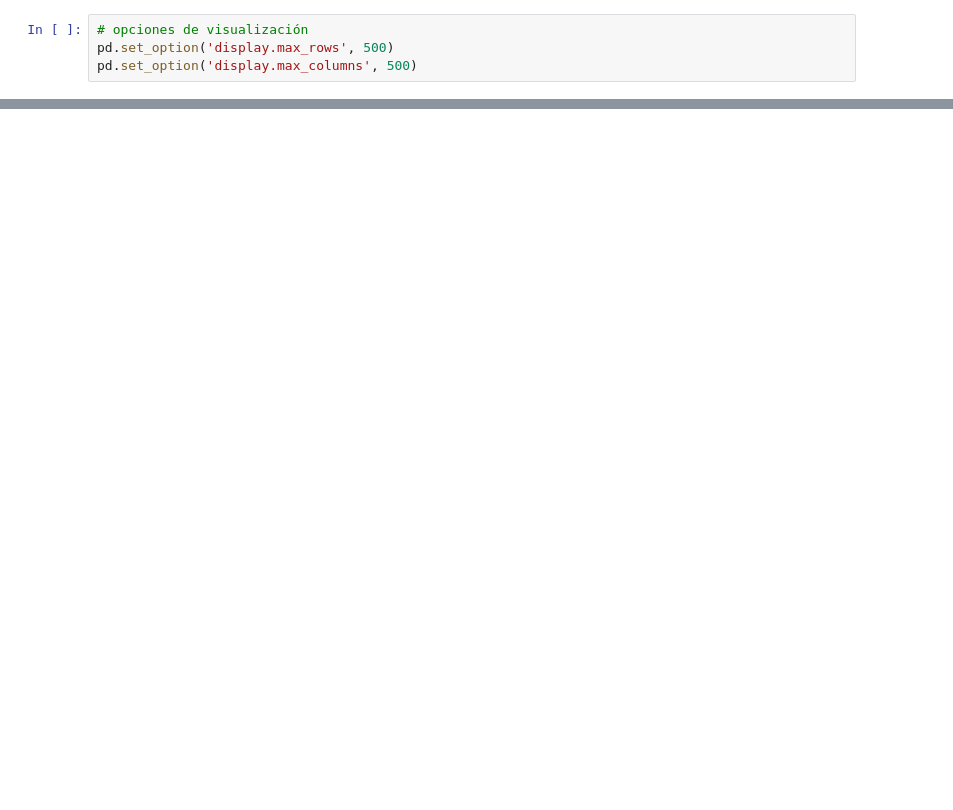
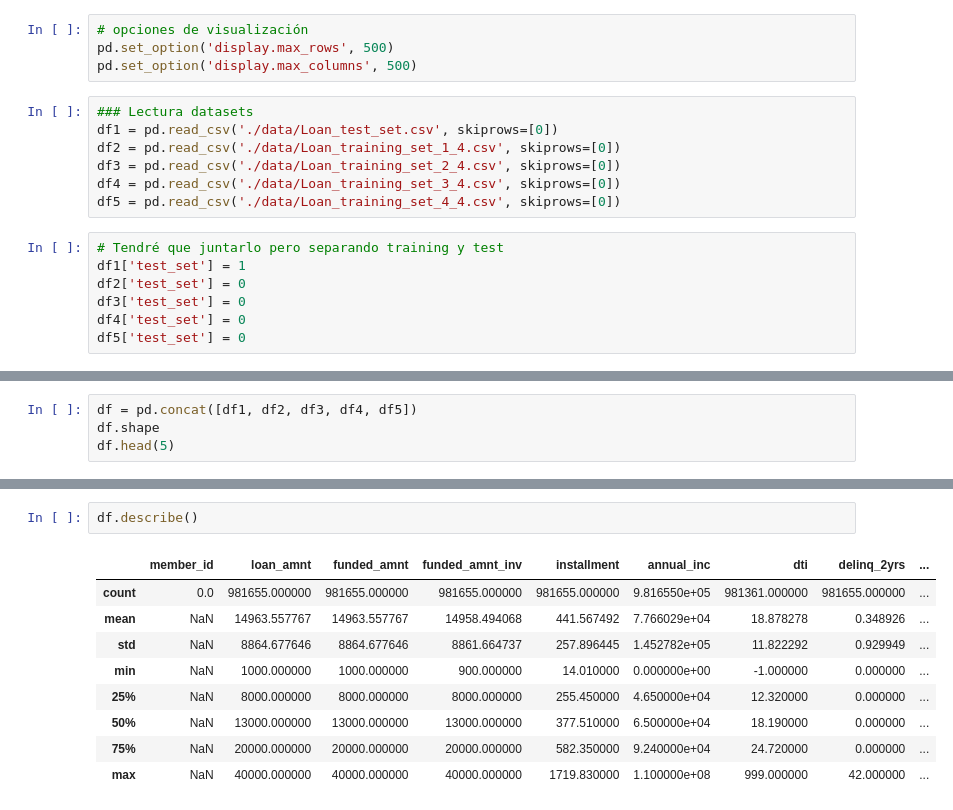
Before and after one commit to josee2202/proyecto, a Jupyter notebook: proyecto_ejemplo.ipynb, the cells around one changed output, grey strips where cells are left out. Drawn from its saved outputs; the diff is of its cells as text; blank space fills up the shorter version.

```diff
--- a/proyecto_ejemplo.ipynb
+++ b/proyecto_ejemplo.ipynb
@@ -43,3 +25,17 @@ pygments.util.ClassNotFound: Could not find style module 'pygments.styles.defaul
 # opciones de visualización
 pd.set_option('display.max_rows', 500)
 pd.set_option('display.max_columns', 500)
+# %%
+### Lectura datasets
+df1 = pd.read_csv('./data/Loan_test_set.csv', skiprows=[0])
+df2 = pd.read_csv('./data/Loan_training_set_1_4.csv', skiprows=[0])
+df3 = pd.read_csv('./data/Loan_training_set_2_4.csv', skiprows=[0])
+df4 = pd.read_csv('./data/Loan_training_set_3_4.csv', skiprows=[0])
+df5 = pd.read_csv('./data/Loan_training_set_4_4.csv', skiprows=[0])
+# %%
+# Tendré que juntarlo pero separando training y test
+df1['test_set'] = 1
+df2['test_set'] = 0
+df3['test_set'] = 0
+df4['test_set'] = 0
+df5['test_set'] = 0
@@ -45,0 +81,4 @@ pd.set_option('display.max_columns', 500)
+# %%
+df = pd.concat([df1, df2, df3, df4, df5])
+df.shape
+df.head(5)
@@ -45,0 +239,12 @@ pd.set_option('display.max_columns', 500)
+# %%
+df.describe()
+# %% [output]
+|  | member_id | loan_amnt | funded_amnt | funded_amnt_inv | installment | annual_inc | dti | delinq_2yrs | ... |
+| count | 0.0 | 981655.000000 | 981655.000000 | 981655.000000 | 981655.000000 | 9.816550e+05 | 981361.000000 | 981655.000000 | ... |
+| mean | NaN | 14963.557767 | 14963.557767 | 14958.494068 | 441.567492 | 7.766029e+04 | 18.878278 | 0.348926 | ... |
+| std | NaN | 8864.677646 | 8864.677646 | 8861.664737 | 257.896445 | 1.452782e+05 | 11.822292 | 0.929949 | ... |
+| min | NaN | 1000.000000 | 1000.000000 | 900.000000 | 14.010000 | 0.000000e+00 | -1.000000 | 0.000000 | ... |
+| 25% | NaN | 8000.000000 | 8000.000000 | 8000.000000 | 255.450000 | 4.650000e+04 | 12.320000 | 0.000000 | ... |
+| 50% | NaN | 13000.000000 | 13000.000000 | 13000.000000 | 377.510000 | 6.500000e+04 | 18.190000 | 0.000000 | ... |
+| 75% | NaN | 20000.000000 | 20000.000000 | 20000.000000 | 582.350000 | 9.240000e+04 | 24.720000 | 0.000000 | ... |
+| max | NaN | 40000.000000 | 40000.000000 | 40000.000000 | 1719.830000 | 1.100000e+08 | 999.000000 | 42.000000 | ... |
```
Also changed, not shown: parts of 21 cells of this notebook.
